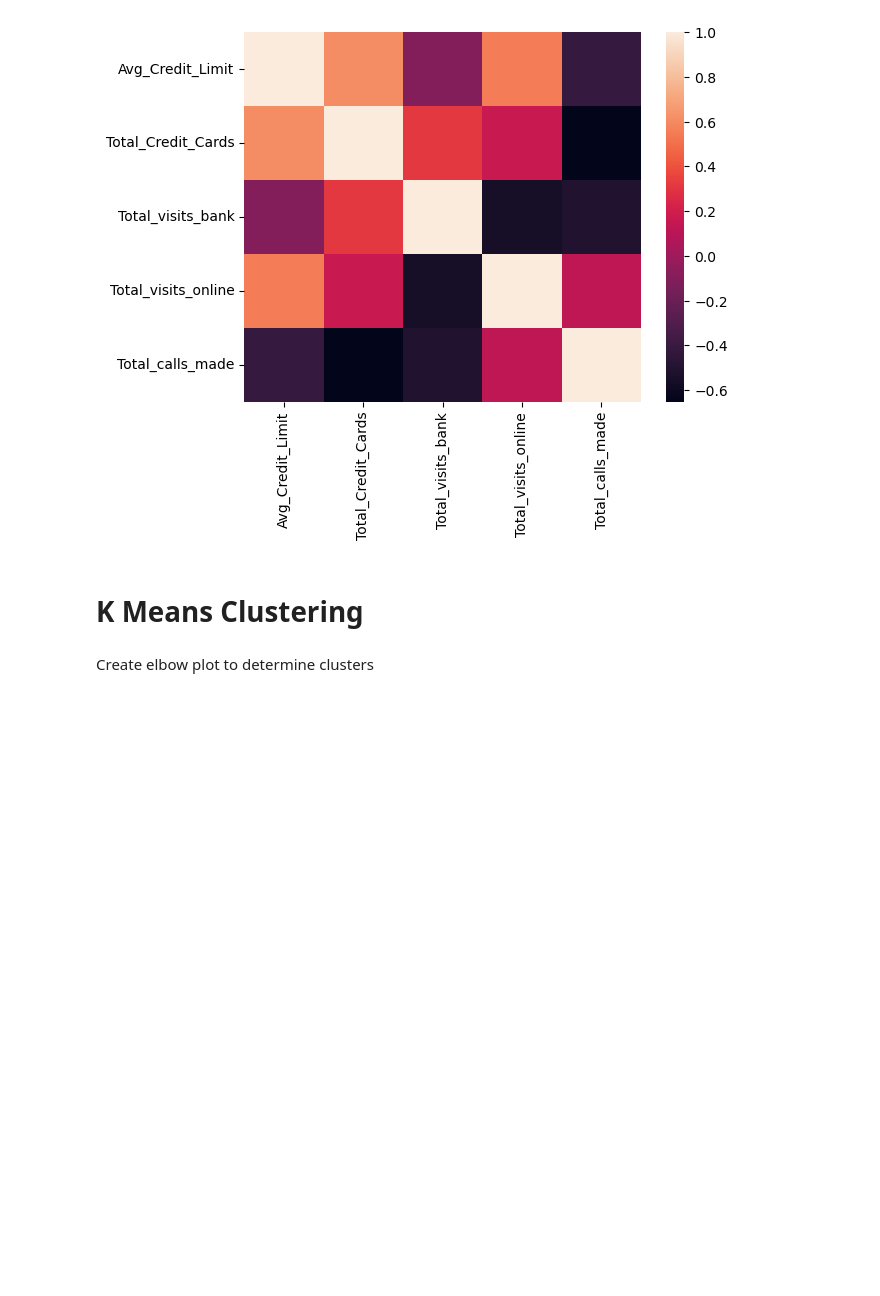
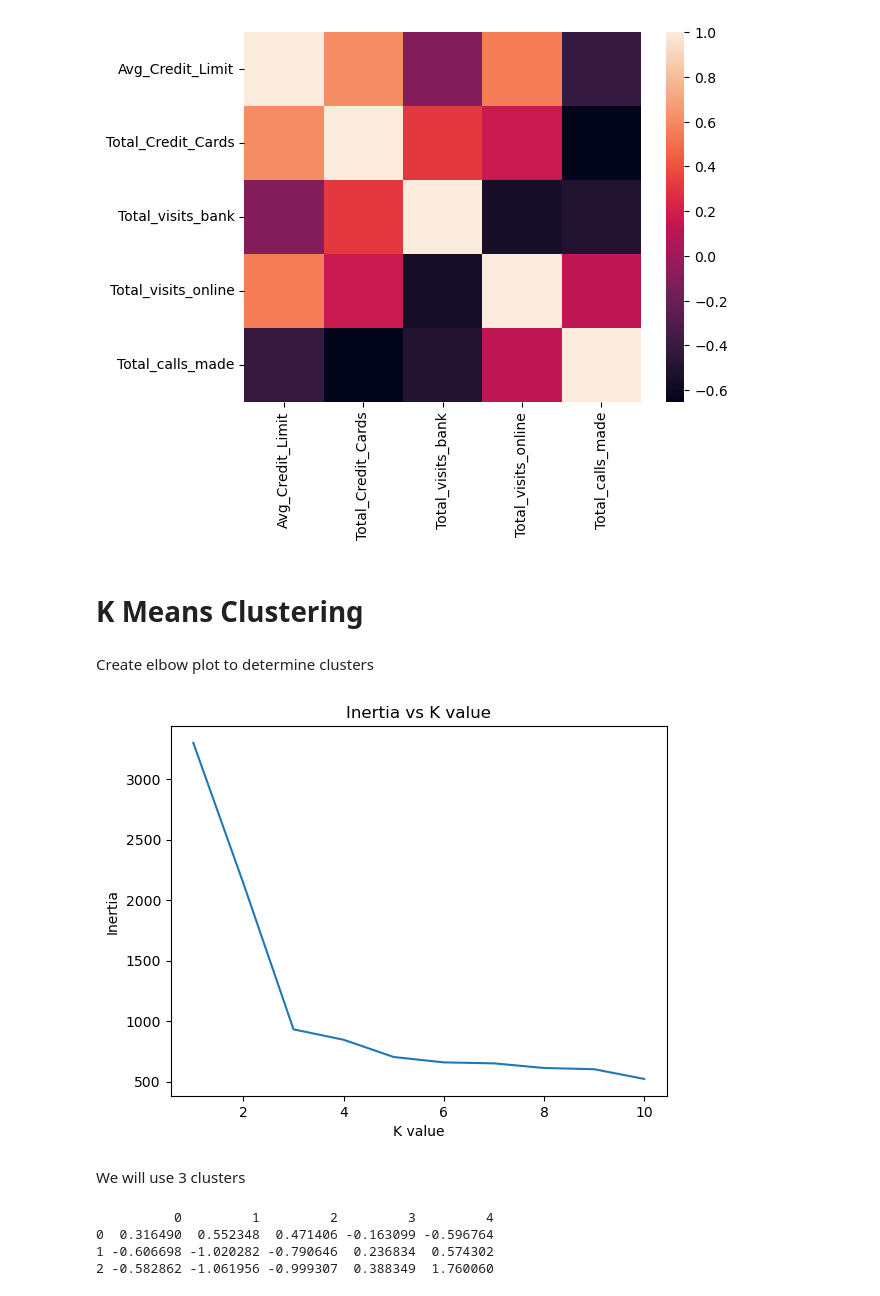
Before and after one commit to liamjdavis/Credit-Card-Customer-Segmentation, a Jupyter notebook: customer_segmentation.ipynb, the cells around one changed output. Saved outputs shown, nothing was run; the diff lists cells and outputs as text; code cells hidden in the pictures; blank space fills up the shorter version.

Commit message:
run K Means Clustering on data

```diff
--- a/customer_segmentation.ipynb
+++ b/customer_segmentation.ipynb
@@ -64,23 +64,40 @@ sns.heatmap(subset_scaled_df.corr())
 Create elbow plot to determine clusters
 # %%
 # Create an empty list to store the inertia values
-inertia = []
+inertias = []
 
 # Define the range of K values to try
 k_values = range(1, 11)  # trying K from 1 to 10
 
 # Iterate over each K value
 for k in k_values:
     # Initialize and fit the KMeans model
     kmeans = K_Means_Clustering(n_clusters=k)
     kmeans.fit(subset_scaled)
 
-    # Append the inertia to the list
-    inertia.append(kmeans.compute_inertia(subset_scaled))
+    # Calculate inertia (sum of squared distances) for the current K
+    inertia = 0
+    for i in range(k):
+        cluster_points = subset_scaled[kmeans.assign_clusters(subset_scaled) == i]
+        centroid = kmeans.centroids[i]
+        inertia += np.sum((cluster_points - centroid) ** 2)
+
+    inertias.append(inertia)
 
 # Plotting the elbow plot
-plt.plot(k_values, inertia, marker='o')
-plt.xlabel('Number of clusters (K)')
-plt.ylabel('Inertia')
-plt.title('Elbow Method for Optimal K')
+fig, ax = plt.subplots()
+
+# Plot k_values on the x axis and inertias on the y axis as a line graph
+ax.plot(k_values, inertias)
+
+# Set the title, x label, and y label of the graph
+ax.set_title('Inertia vs K value')
+ax.set_xlabel('K value')
+ax.set_ylabel('Inertia')
+
+# Show the graph
 plt.show()
+# %% [output]
+[figure, added]
+# %% [markdown]
+We will use 3 clusters
@@ -86,0 +107,10 @@ plt.show()
+# %%
+centroids = kmeans.centroids
+centroids = pd.DataFrame(centroids)
+
+print(centroids)
+# %% [output]
+          0         1         2         3         4
+0  0.316490  0.552348  0.471406 -0.163099 -0.596764
+1 -0.606698 -1.020282 -0.790646  0.236834  0.574302
+2 -0.582862 -1.061956 -0.999307  0.388349  1.760060
```
Also changed, not shown: parts of 2 cells of this notebook, 1 other file.
